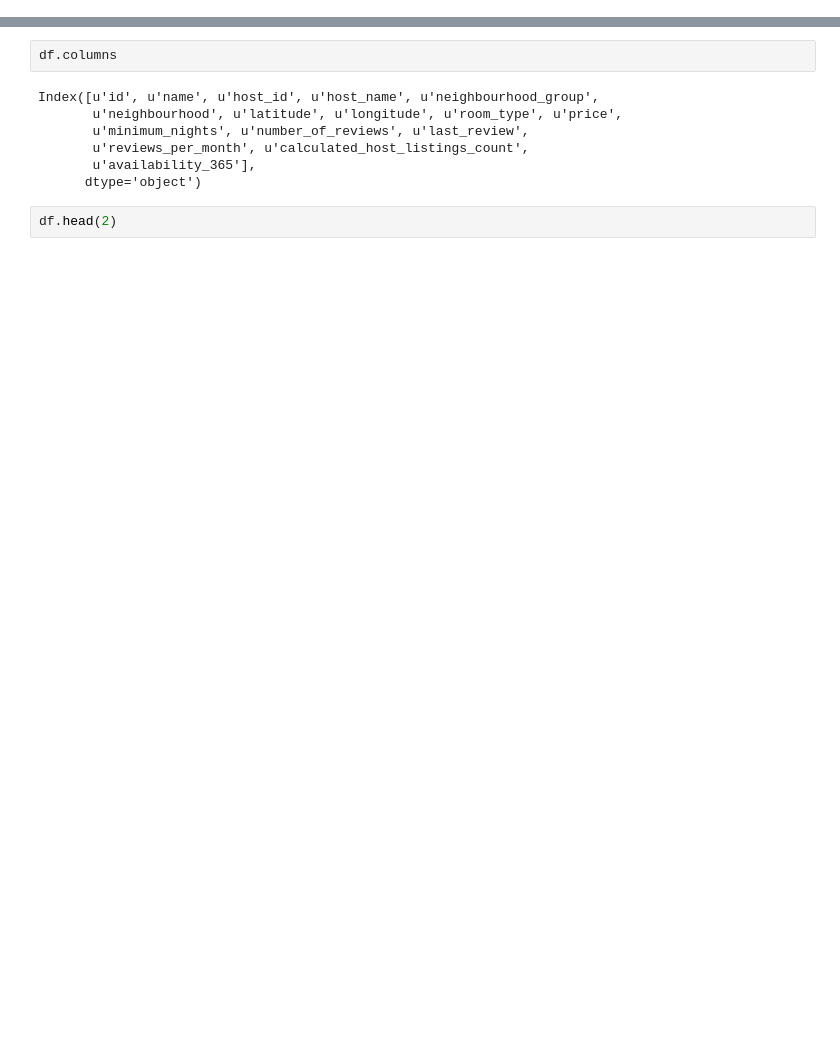
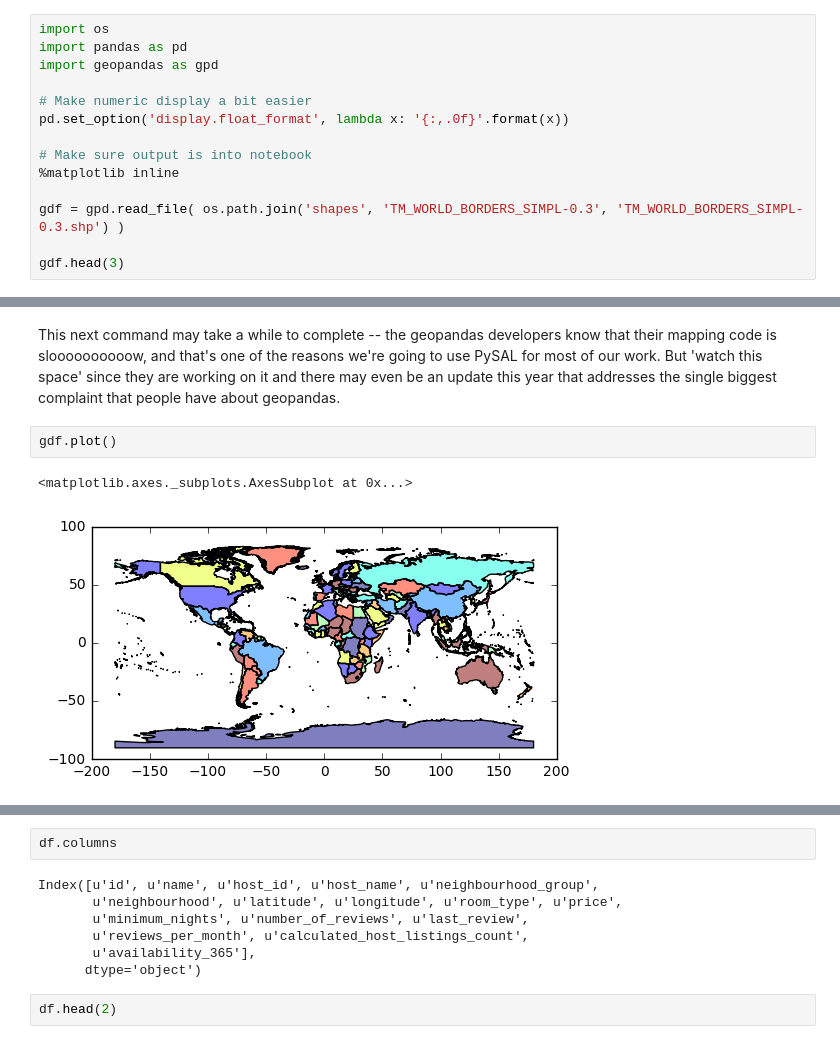
Before and after one commit to kingsgeocomp/spatial-analysis, a Jupyter notebook: AirBnB Analysis.ipynb, the cells around one changed output, grey strips where cells are left out. Saved outputs shown, nothing was run; the diff lists cells and outputs as text; blank space fills up the shorter version.

```diff
--- a/AirBnB Analysis.ipynb
+++ b/AirBnB Analysis.ipynb
@@ -0,0 +73,14 @@
+# %%
+import os
+import pandas as pd
+import geopandas as gpd
+
+# Make numeric display a bit easier
+pd.set_option('display.float_format', lambda x: '{:,.0f}'.format(x))
+
+# Make sure output is into notebook
+%matplotlib inline
+
+gdf = gpd.read_file( os.path.join('shapes', 'TM_WORLD_BORDERS_SIMPL-0.3', 'TM_WORLD_BORDERS_SIMPL-0.3.shp') )
+
+gdf.head(3)
@@ -0,0 +155,7 @@
+# %% [markdown]
+This next command may take a while to complete -- the geopandas developers know that their mapping code is sloooooooooow, and that's one of the reasons we're going to use PySAL for most of our work. But 'watch this space' since they are working on it and there may even be an update this year that addresses the single biggest complaint that people have about geopandas.
+# %%
+gdf.plot()
+# %% [output]
+<matplotlib.axes._subplots.AxesSubplot at 0x...>
+[figure, added]
```
Also changed, not shown: parts of 16 cells of this notebook, 2 other files.
